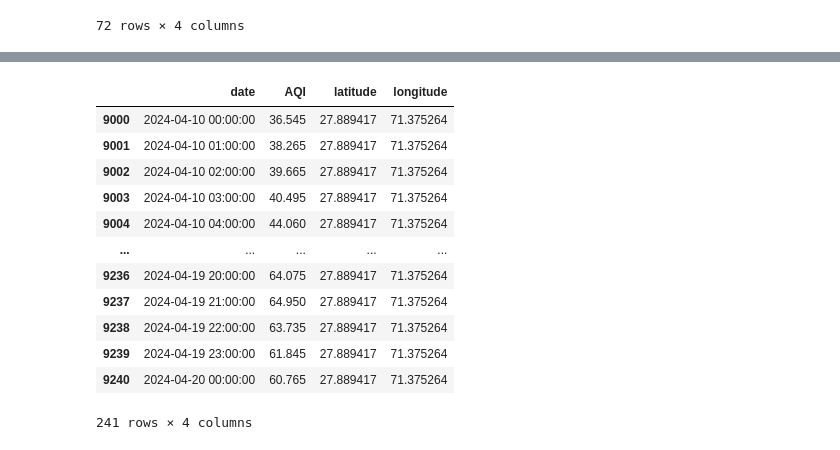
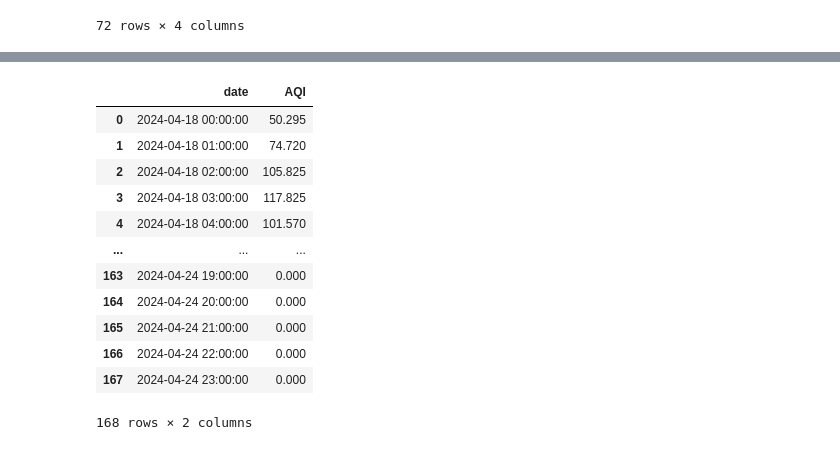
Before and after one commit to timothyafolami/Punjabaoi-Air-Quality-Prediction, a Jupyter notebook: map_analysis.ipynb, the cells around one changed output, grey strips where cells are left out. Drawn from its saved outputs; the diff is of its cells as text; code cells hidden in the pictures.

```diff
--- a/map_analysis.ipynb
+++ b/map_analysis.ipynb
@@ -148,39 +147,46 @@ data_
 # %%
 today = date.today()
 def past_week_model_data():
-    last_week = today - timedelta(days = 14)
-    dates = [last_week + timedelta(days=i) for i in range(14)]
+    last_week = today - timedelta(days = 7)
+    dates = [last_week + timedelta(days=i) for i in range(7)]
     string_format = "%Y-%m-%d"
     # Convert dates to strings using list comprehension
     next_week_strings = [date.strftime(string_format) for date in dates]
     days_dt = [pd.to_datetime(date) for date in next_week_strings]
 
     # Create a list of DataFrames, each containing hourly increments for a date
     hourly_dataframes = []
     for date in days_dt:
         hourly_df = pd.DataFrame({'date': create_hourly_increments(date)})
         hourly_dataframes.append(hourly_df)
 
     # Concatenate all DataFrames into a single DataFrame
     all_hours_df = pd.concat(hourly_dataframes, ignore_index=True)
-
+    dates_ = all_hours_df['date'].astype(str).values.tolist()
     # now gwtting from the data
     data_ = data[data['date'].isin(all_hours_df['date'].astype(str).values.tolist())]
-    return data_
+    # return the AQI column
+    out = data_['AQI'].values
+    # extending by adding zeros to make it 168
+    out = np.append(out, np.zeros(168 - len(out)))
+
+    # creating a dataframe with the date and the AQI
+    out = pd.DataFrame({'date': dates_, 'AQI': out})
+    return out
 
 data1 = past_week_model_data()
 data1
 # %% [output]
-|  | date | AQI | latitude | longitude |
-| 9000 | 2024-04-10 00:00:00 | 36.545 | 27.889417 | 71.375264 |
-| 9001 | 2024-04-10 01:00:00 | 38.265 | 27.889417 | 71.375264 |
-| 9002 | 2024-04-10 02:00:00 | 39.665 | 27.889417 | 71.375264 |
-| 9003 | 2024-04-10 03:00:00 | 40.495 | 27.889417 | 71.375264 |
-| 9004 | 2024-04-10 04:00:00 | 44.060 | 27.889417 | 71.375264 |
-| ... | ... | ... | ... | ... |
-| 9236 | 2024-04-19 20:00:00 | 64.075 | 27.889417 | 71.375264 |
-| 9237 | 2024-04-19 21:00:00 | 64.950 | 27.889417 | 71.375264 |
-| 9238 | 2024-04-19 22:00:00 | 63.735 | 27.889417 | 71.375264 |
-| 9239 | 2024-04-19 23:00:00 | 61.845 | 27.889417 | 71.375264 |
-| 9240 | 2024-04-20 00:00:00 | 60.765 | 27.889417 | 71.375264 |
+|  | date | AQI |
+| 0 | 2024-04-18 00:00:00 | 50.295 |
+| 1 | 2024-04-18 01:00:00 | 74.720 |
+| 2 | 2024-04-18 02:00:00 | 105.825 |
+| 3 | 2024-04-18 03:00:00 | 117.825 |
+| 4 | 2024-04-18 04:00:00 | 101.570 |
+| ... | ... | ... |
+| 163 | 2024-04-24 19:00:00 | 0.000 |
+| 164 | 2024-04-24 20:00:00 | 0.000 |
+| 165 | 2024-04-24 21:00:00 | 0.000 |
+| 166 | 2024-04-24 22:00:00 | 0.000 |
+| 167 | 2024-04-24 23:00:00 | 0.000 |
-241 rows × 4 columns
+168 rows × 2 columns
```
Also changed, not shown: parts of 11 cells of this notebook, 3 other files.
